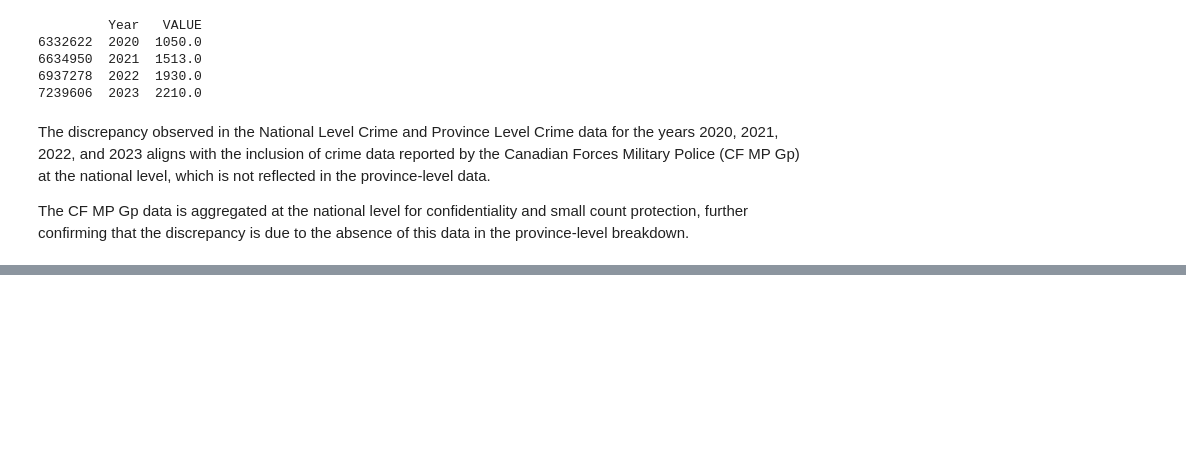
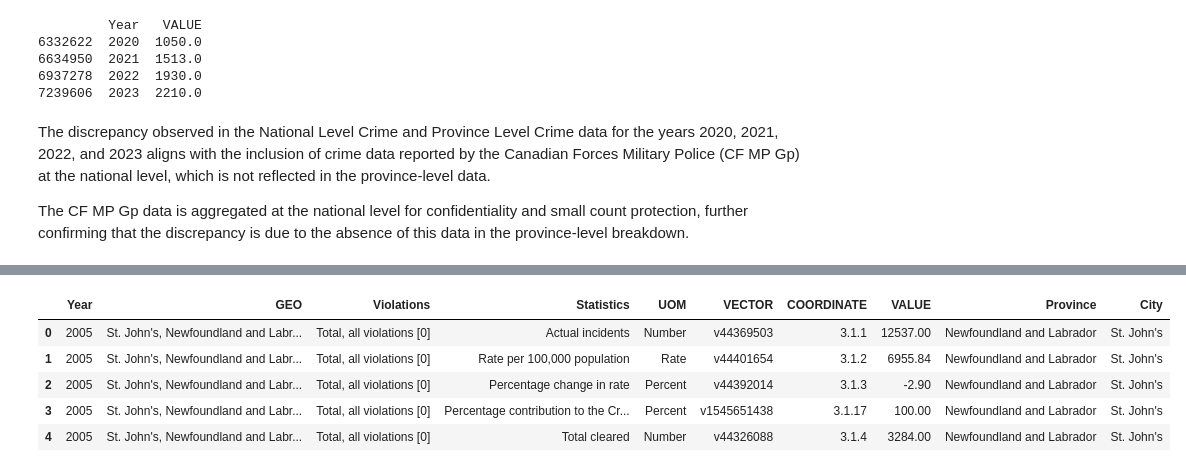
Before and after one commit to swekriti12/Crime-Statistics, a Jupyter notebook: Crime Statistics.ipynb, the cells around one changed output, grey strips where cells are left out. Drawn from its saved outputs; the diff is of its cells as text; code cells hidden in the pictures; blank space fills up the shorter version.

```diff
--- a/Crime Statistics.ipynb
+++ b/Crime Statistics.ipynb
@@ -1157,0 +1249,3 @@ The CF MP Gp data is aggregated at the national level for confidentiality and sm
+# %%
+#Filtering the rows where 'GEO' contains a five-digit code in square brackets which represents the city
+CityLevelCrime = Crime_Statistics[Crime_Statistics['GEO'].str.contains(r'\[\d{5}\]', regex=True)].copy()
@@ -1157,0 +1272,44 @@ The CF MP Gp data is aggregated at the national level for confidentiality and sm
+# %%
+#Separating city and province from the dataset and adding new columns
+CityLevelCrime.loc[:, 'City'] = CityLevelCrime['GEO'].str.extract(r'^(.*?),\s*')  #City is before the first comma
+
+ #Function to handle Ottawa-Gatineau case
+def match_province(geo_value):
+    #Special case handling for "Ottawa-Gatineau"
+    if "Ottawa-Gatineau" in geo_value:
+        if "Quebec" in geo_value:
+            return "Quebec"
+        elif "Ontario" in geo_value:
+            return "Ontario"
+
+#Function to extract provinces from the GEO column that starts with a known province name
+def match_province(geo_value):
+
+    #Listing known provinces in Canada
+    CanadaProvince = [
+        'Alberta', 'British Columbia', 'Manitoba', 'New Brunswick', 'Newfoundland and Labrador',
+        'Northwest Territories', 'Nova Scotia', 'Nunavut', 'Ontario', 'Prince Edward Island',
+        'Quebec', 'Saskatchewan', 'Yukon'
+    ]
+
+    #Checking if any known province is in the GEO string
+    for province in CanadaProvince:
+        if province in geo_value:
+            return province  #Returning the matched province
+    return None  #If no match is found, returning None
+
+#Extracting and cleaning provinces from the GEO column
+CityLevelCrime['Province'] = CityLevelCrime['GEO'].apply(match_province)
+
+#Resetting index for better handling
+CityLevelCrime.reset_index(drop=True, inplace=True)
+# %%
+#Loading the top 5 rows of CityLevelCrime dataset
+CityLevelCrime.head(5)
+# %% [output]
+|  | Year | GEO | Violations | Statistics | UOM | VECTOR | COORDINATE | VALUE | Province | City |
+| 0 | 2005 | St. John's, Newfoundland and Labr... | Total, all violations [0] | Actual incidents | Number | v44369503 | 3.1.1 | 12537.00 | Newfoundland and Labrador | St. John's |
+| 1 | 2005 | St. John's, Newfoundland and Labr... | Total, all violations [0] | Rate per 100,000 population | Rate | v44401654 | 3.1.2 | 6955.84 | Newfoundland and Labrador | St. John's |
+| 2 | 2005 | St. John's, Newfoundland and Labr... | Total, all violations [0] | Percentage change in rate | Percent | v44392014 | 3.1.3 | -2.90 | Newfoundland and Labrador | St. John's |
+| 3 | 2005 | St. John's, Newfoundland and Labr... | Total, all violations [0] | Percentage contribution to the Cr... | Percent | v1545651438 | 3.1.17 | 100.00 | Newfoundland and Labrador | St. John's |
+| 4 | 2005 | St. John's, Newfoundland and Labr... | Total, all violations [0] | Total cleared | Number | v44326088 | 3.1.4 | 3284.00 | Newfoundland and Labrador | St. John's |
```
Also changed, not shown: parts of 29 cells of this notebook, 1 other file.
